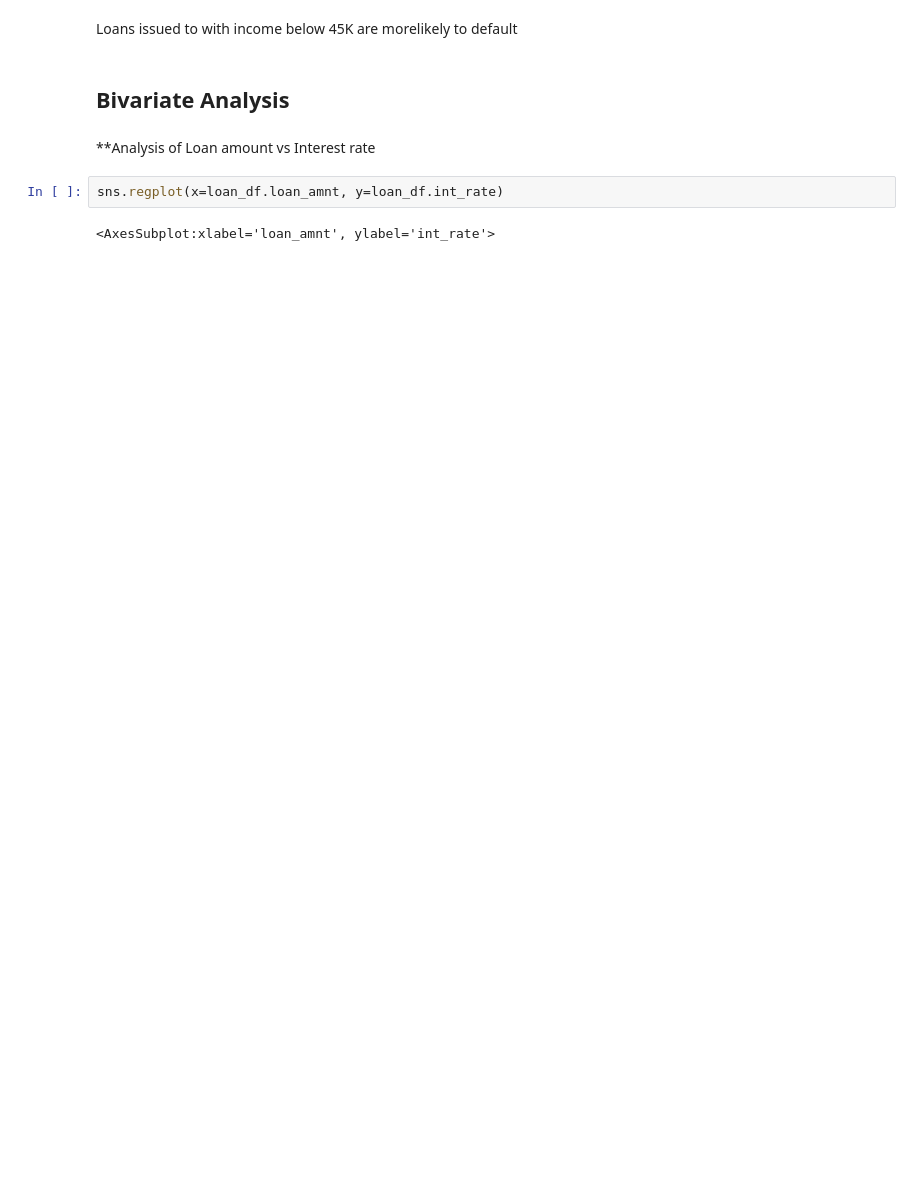
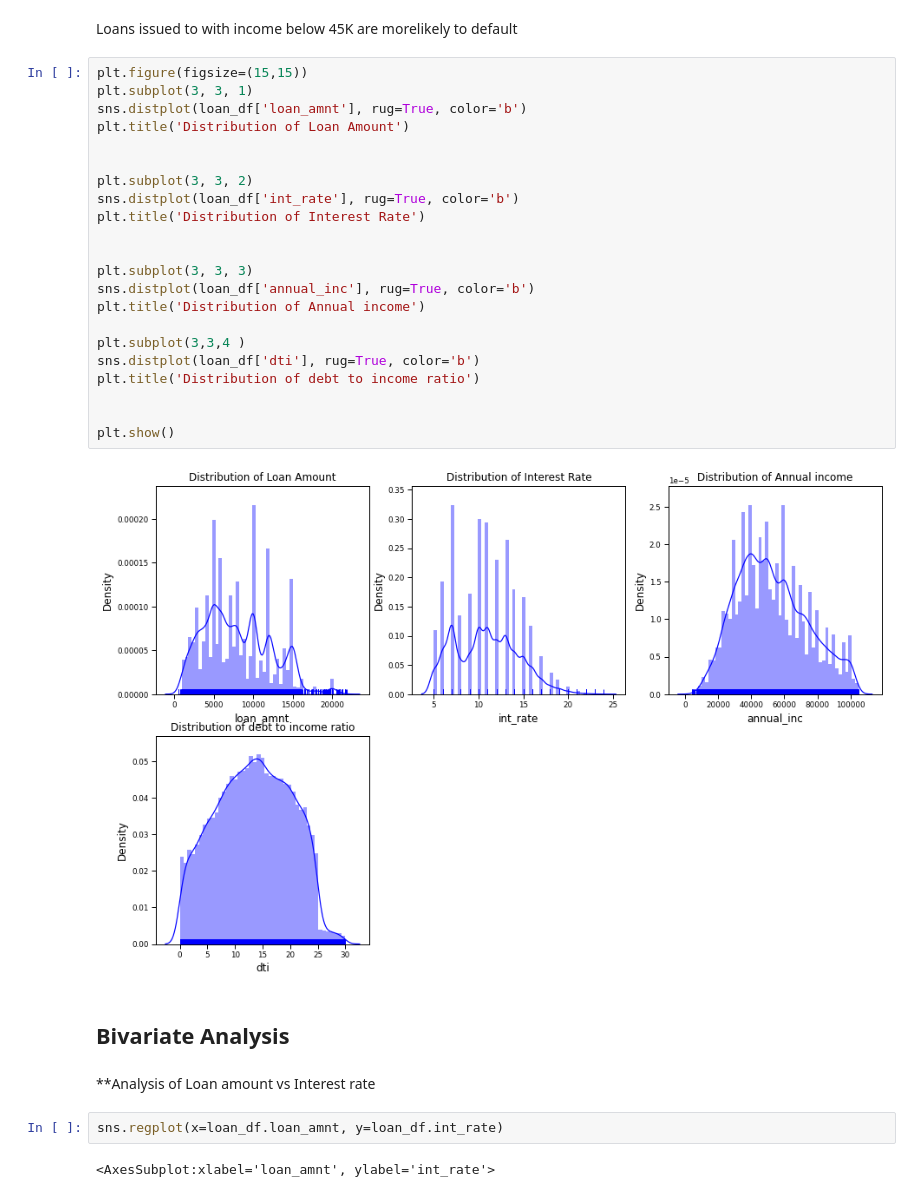
Before and after one commit to manishemnani/LendingClubCaseStudy, a Jupyter notebook: Lending_Club_Case_EDA.ipynb, the cells around one changed output. Cells and saved outputs as stored; diff of their text form; blank space fills up the shorter version.

```diff
--- a/Lending_Club_Case_EDA.ipynb
+++ b/Lending_Club_Case_EDA.ipynb
@@ -753,5 +753,29 @@ count_plot_charged_off('annual_inc_bin','loan_status','annual_inc_bin','Total Ap
 # %% [markdown]
 Loans issued to with income below 45K are morelikely to default
+# %%
+plt.figure(figsize=(15,15))
+plt.subplot(3, 3, 1)
+sns.distplot(loan_df['loan_amnt'], rug=True, color='b')
+plt.title('Distribution of Loan Amount')
+
+
+plt.subplot(3, 3, 2)
+sns.distplot(loan_df['int_rate'], rug=True, color='b')
+plt.title('Distribution of Interest Rate')
+
+
+plt.subplot(3, 3, 3)
+sns.distplot(loan_df['annual_inc'], rug=True, color='b')
+plt.title('Distribution of Annual income')
+
+plt.subplot(3,3,4 )
+sns.distplot(loan_df['dti'], rug=True, color='b')
+plt.title('Distribution of debt to income ratio')
+
+
+plt.show()
+# %% [output]
+[figure, added]
 # %% [markdown]
 ## Bivariate Analysis
 # %% [markdown]
```
Also changed, not shown: parts of 33 cells of this notebook, 1 other file.
